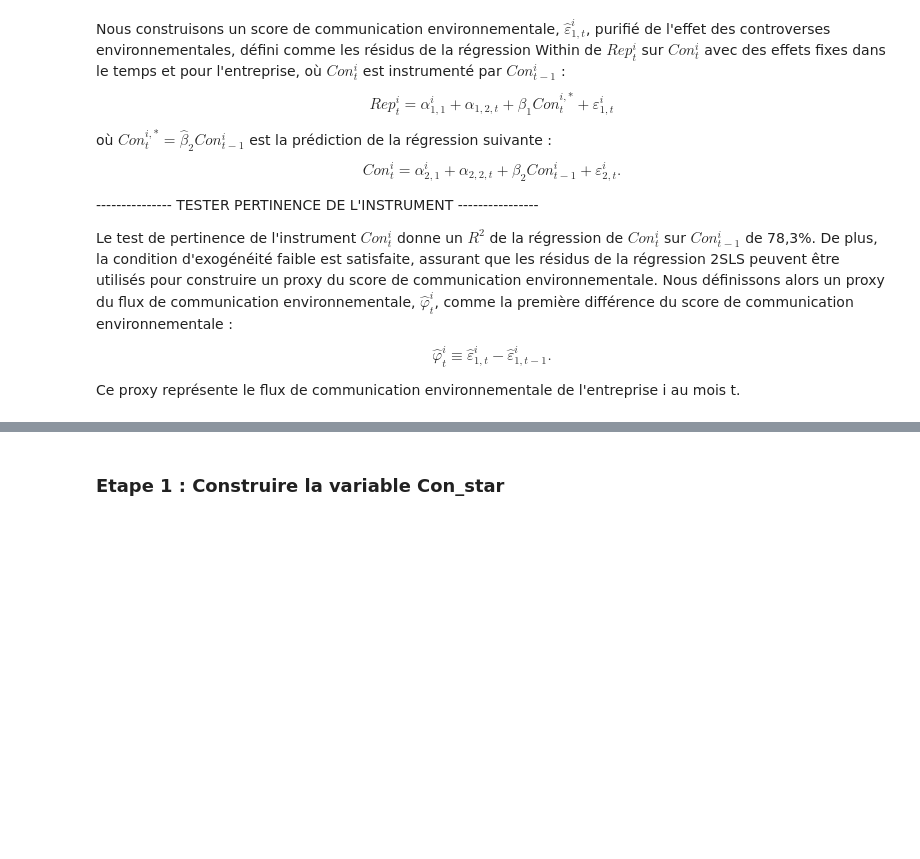
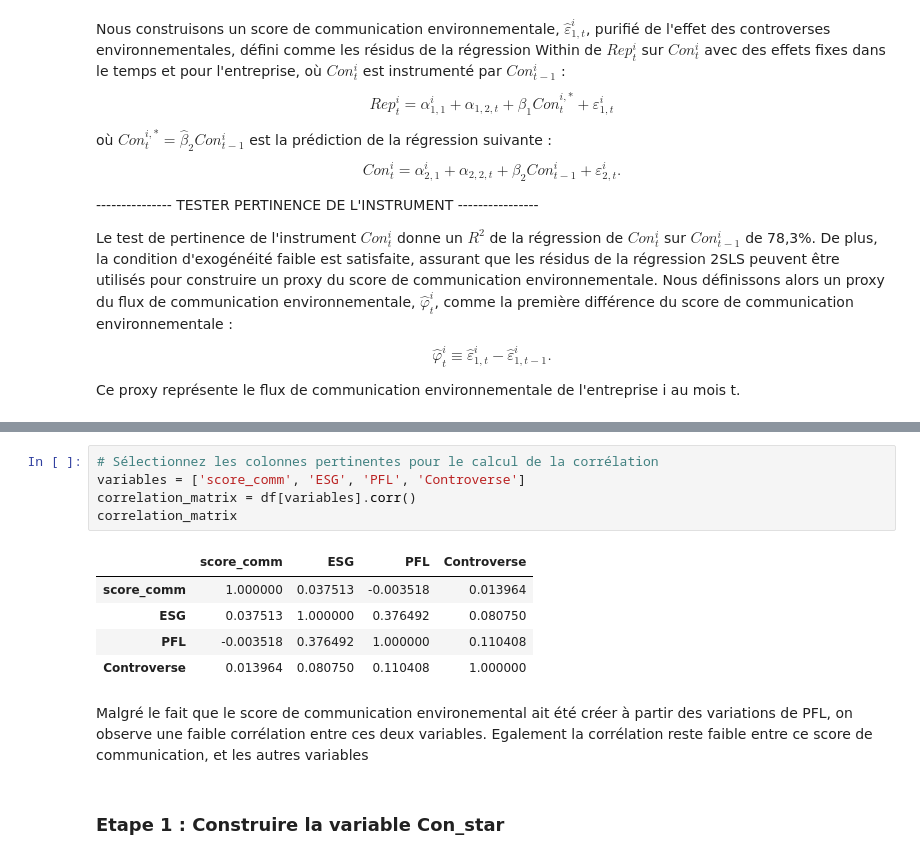
Before and after one commit to tgarnier067/Stat_app, a Jupyter notebook: Econométrie.ipynb, the cells around one changed output, grey strips where cells are left out. Saved outputs shown, nothing was run; the diff lists cells and outputs as text; blank space fills up the shorter version.

Commit message:
Ajout matrice de corrélation

```diff
--- a/Econométrie.ipynb
+++ b/Econométrie.ipynb
@@ -71,3 +101,16 @@ Requirement already satisfied: six>=1.5 in /opt/mamba/lib/python3.11/site-packag
+# %%
+# Sélectionnez les colonnes pertinentes pour le calcul de la corrélation
+variables = ['score_comm', 'ESG', 'PFL', 'Controverse']
+correlation_matrix = df[variables].corr()
+correlation_matrix
+# %% [output]
+|  | score_comm | ESG | PFL | Controverse |
+| score_comm | 1.000000 | 0.037513 | -0.003518 | 0.013964 |
+| ESG | 0.037513 | 1.000000 | 0.376492 | 0.080750 |
+| PFL | -0.003518 | 0.376492 | 1.000000 | 0.110408 |
+| Controverse | 0.013964 | 0.080750 | 0.110408 | 1.000000 |
+# %% [markdown]
+Malgré le fait que le score de communication environemental ait été créer à partir des variations de PFL, on observe une faible corrélation entre ces deux variables. Egalement la corrélation reste faible entre ce score de communication, et les autres variables
 # %% [markdown]
 ### Etape 1 : Construire la variable Con_star
 # %% [markdown]
```
Also changed, not shown: parts of 25 cells of this notebook.
